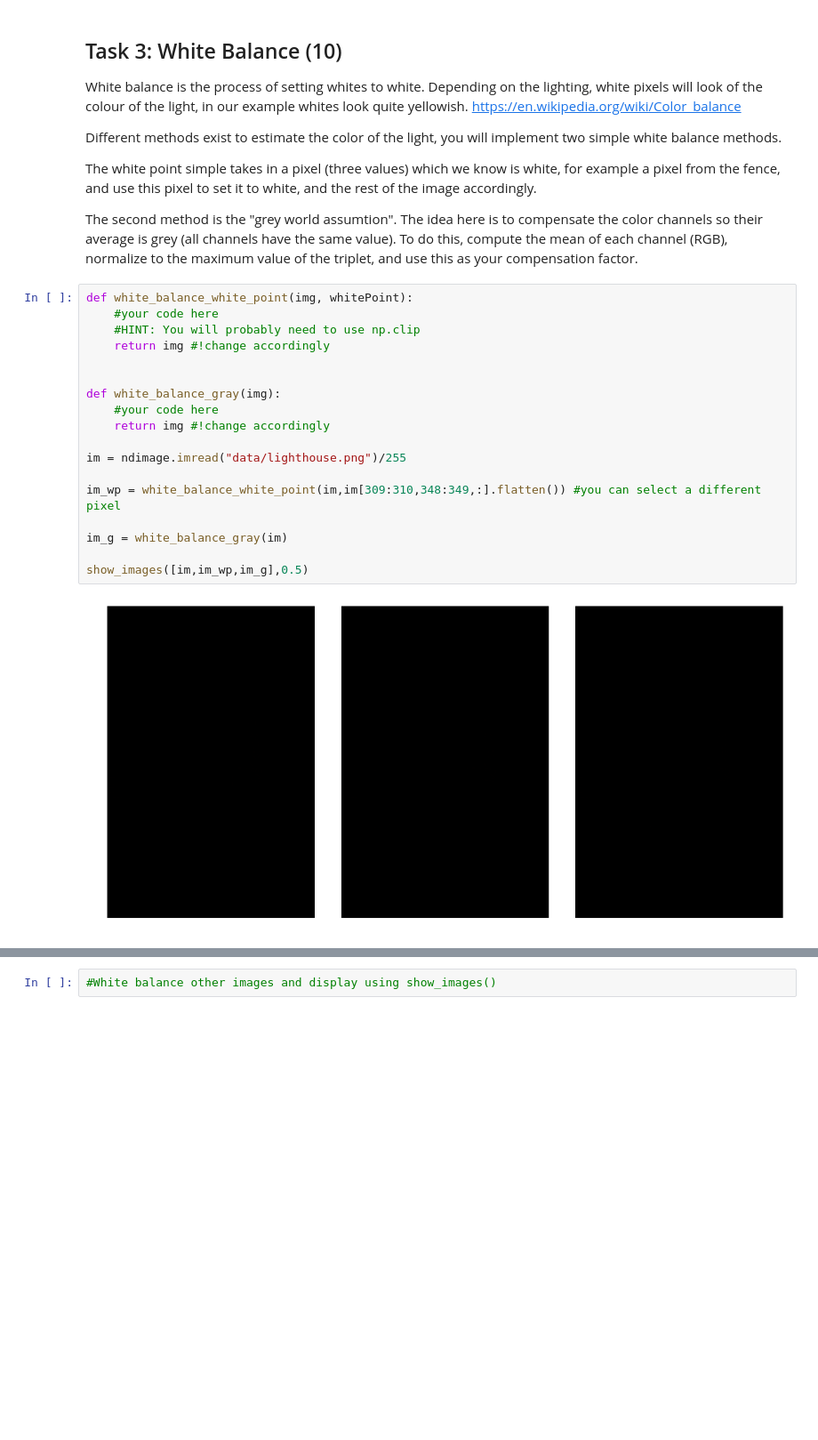
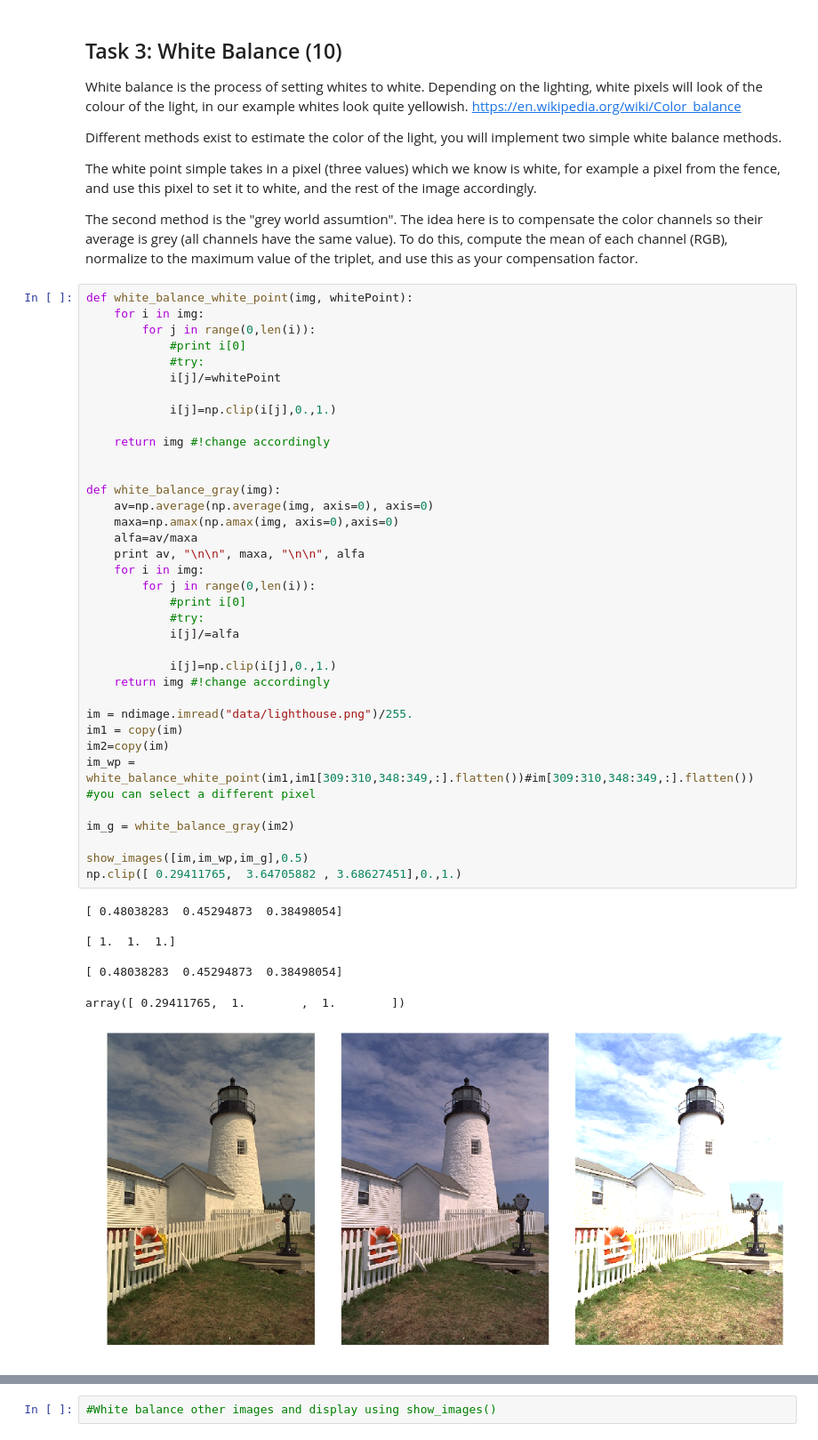
Before and after one commit to iCarrrot/CmpPh, a Jupyter notebook: Lab1/Lab 1.ipynb, the cells around one changed output, grey strips where cells are left out. Shown at 89% size. Saved outputs shown, nothing was run; the diff lists cells and outputs as text; blank space fills up the shorter version.

```diff
--- a/Lab1/Lab 1.ipynb
+++ b/Lab1/Lab 1.ipynb
@@ -143,23 +145,47 @@ Different methods exist to estimate the color of the light, you will implement t
 The white point simple takes in a pixel (three values) which we know is white, for example a pixel from the fence, and use this pixel to set it to white, and the rest of the image accordingly.
 
 The second method is the "grey world assumtion". The idea here is to compensate the color channels so their average is grey (all channels have the same value). To do this, compute the mean of each channel (RGB), normalize to the maximum value of the triplet, and use this as your compensation factor.
-# %%
-def white_balance_white_point(img, whitePoint):
-    #your code here
-    #HINT: You will probably need to use np.clip
-    return img #!change accordingly
-
-
-def white_balance_gray(img):
-    #your code here
-    return img #!change accordingly
-
-im = ndimage.imread("data/lighthouse.png")/255
-
-im_wp = white_balance_white_point(im,im[309:310,348:349,:].flatten()) #you can select a different pixel
-
-im_g = white_balance_gray(im)
-
-show_images([im,im_wp,im_g],0.5)
-# %% [output]
-[figure, removed]
+# %%
+def white_balance_white_point(img, whitePoint):
+    for i in img:
+        for j in range(0,len(i)):
+            #print i[0]
+            #try:
+            i[j]/=whitePoint
+
+            i[j]=np.clip(i[j],0.,1.)
+
+    return img #!change accordingly
+
+
+def white_balance_gray(img):
+    av=np.average(np.average(img, axis=0), axis=0)
+    maxa=np.amax(np.amax(img, axis=0),axis=0)
+    alfa=av/maxa
+    print av, "\n\n", maxa, "\n\n", alfa
+    for i in img:
+        for j in range(0,len(i)):
+            #print i[0]
+            #try:
+            i[j]/=alfa
+
+            i[j]=np.clip(i[j],0.,1.)
+    return img #!change accordingly
+
+im = ndimage.imread("data/lighthouse.png")/255.
+im1 = copy(im)
+im2=copy(im)
+im_wp = white_balance_white_point(im1,im1[309:310,348:349,:].flatten())#im[309:310,348:349,:].flatten()) #you can select a different pixel
+
+im_g = white_balance_gray(im2)
+
+show_images([im,im_wp,im_g],0.5)
+np.clip([ 0.29411765,  3.64705882 , 3.68627451],0.,1.)
+# %% [output]
+[ 0.48038283  0.45294873  0.38498054]
+
+[ 1.  1.  1.]
+
+[ 0.48038283  0.45294873  0.38498054]
+array([ 0.29411765,  1.        ,  1.        ])
+[figure, added]
```
Also changed, not shown: parts of 2 cells of this notebook.
